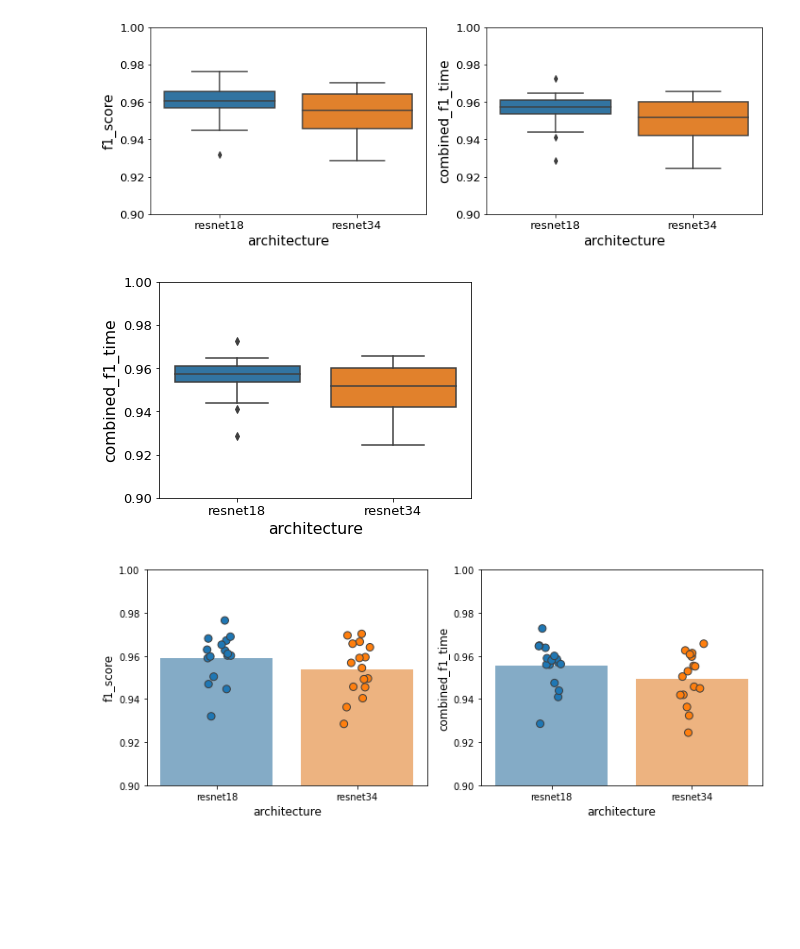
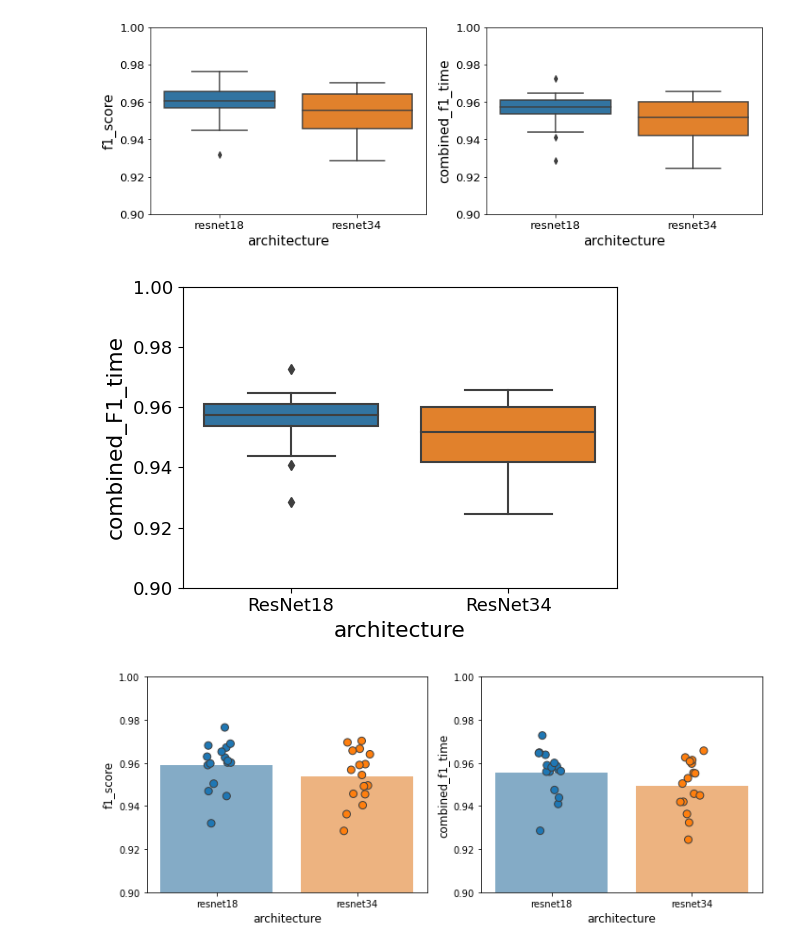
Before and after one commit to tttiago/GravitySpyClassifier, a Jupyter notebook: 03_baseline_figs.ipynb, the cells around one changed output. Cells and saved outputs as stored; diff of their text form; code cells hidden in the pictures; blank space fills up the shorter version.

```diff
--- a/03_baseline_figs.ipynb
+++ b/03_baseline_figs.ipynb
@@ -37,6 +37,8 @@ import seaborn as sns
 import matplotlib.pyplot as plt
 # %%
 all_df = pd.read_csv('logs/03_baseline_scratch.csv')
+# %%
+all_df = all_df.replace({'resnet18': 'ResNet18', 'resnet34': 'ResNet34'})
 # %%
 view_order=sorted(sorted(all_df['view'].unique()), key=len)
 view_order.insert(4, view_order.pop(0))
@@ -103,10 +105,10 @@ plt.xlim([0.9, 1])
 fig.tight_layout()
 for ax in plt.gcf().axes:
     l = ax.get_xlabel()
-    ax.set_xlabel(l, size='large')
+    ax.set_xlabel('combined_F1_time', size='large')
     l = ax.get_ylabel()
     ax.set_ylabel(l, size='large')
 
 
-fig.savefig('../figs/glitches/03_baseline_scratch_view_combined.pdf', dpi=600)
+fig.savefig('../figs/glitches/03_baseline_scratch_view_combined_v2.pdf', dpi=600)
 # %% [output]
@@ -223,19 +225,19 @@ fig.savefig('../figs/glitches/03_baseline_scratch_arch_v2.pdf', dpi=600)
 # %%
 plt.rc('font', size=13)
 fig, axes = plt.subplots(nrows=1, ncols=1, figsize=(5.5, 4))
 ax = sns.boxplot(x='architecture', y='combined_f1_time', data=all_df, order=arch_order)
 plt.ylim([0.9, 1])
 
 for ax in plt.gcf().axes:
     l = ax.get_xlabel()
     ax.set_xlabel(l, size='large')
     l = ax.get_ylabel()
-    ax.set_ylabel(l, size='large')
+    ax.set_ylabel('combined_F1_time', size='large')
 
 fig.tight_layout()
-fig.savefig('../figs/glitches/03_baseline_scratch_arch_combined.pdf', dpi=600)
+fig.savefig('../figs/glitches/03_baseline_scratch_arch_combined_v2.pdf', dpi=600)
 # %% [output]
-[figure, old version]
+[figure, new version]
 # %%
 arch_order = sorted(all_df['architecture'].unique())
 fig, axes = plt.subplots(nrows=1, ncols=2, figsize=(10, 4))
```
Also changed, not shown: parts of 1 cell of this notebook.
